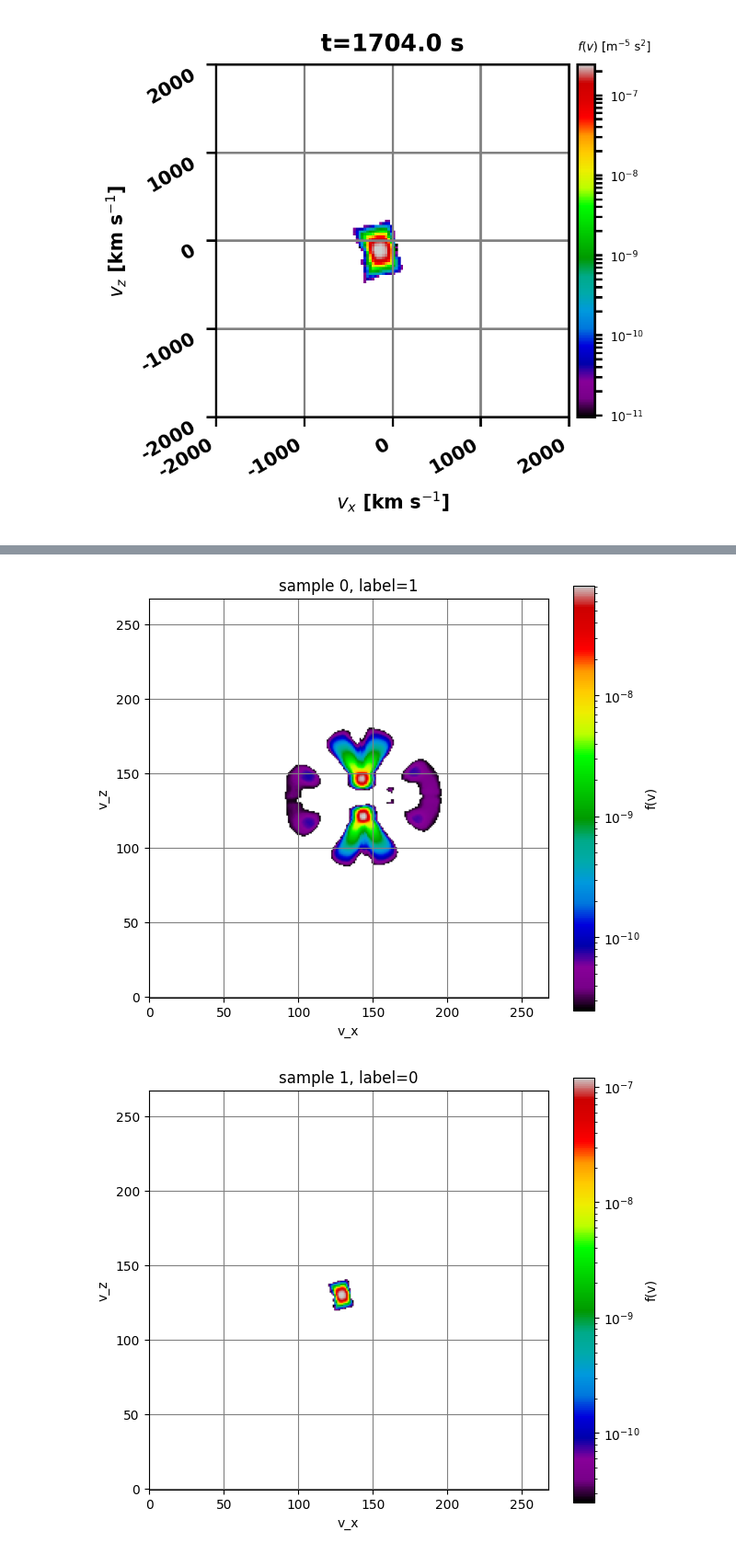
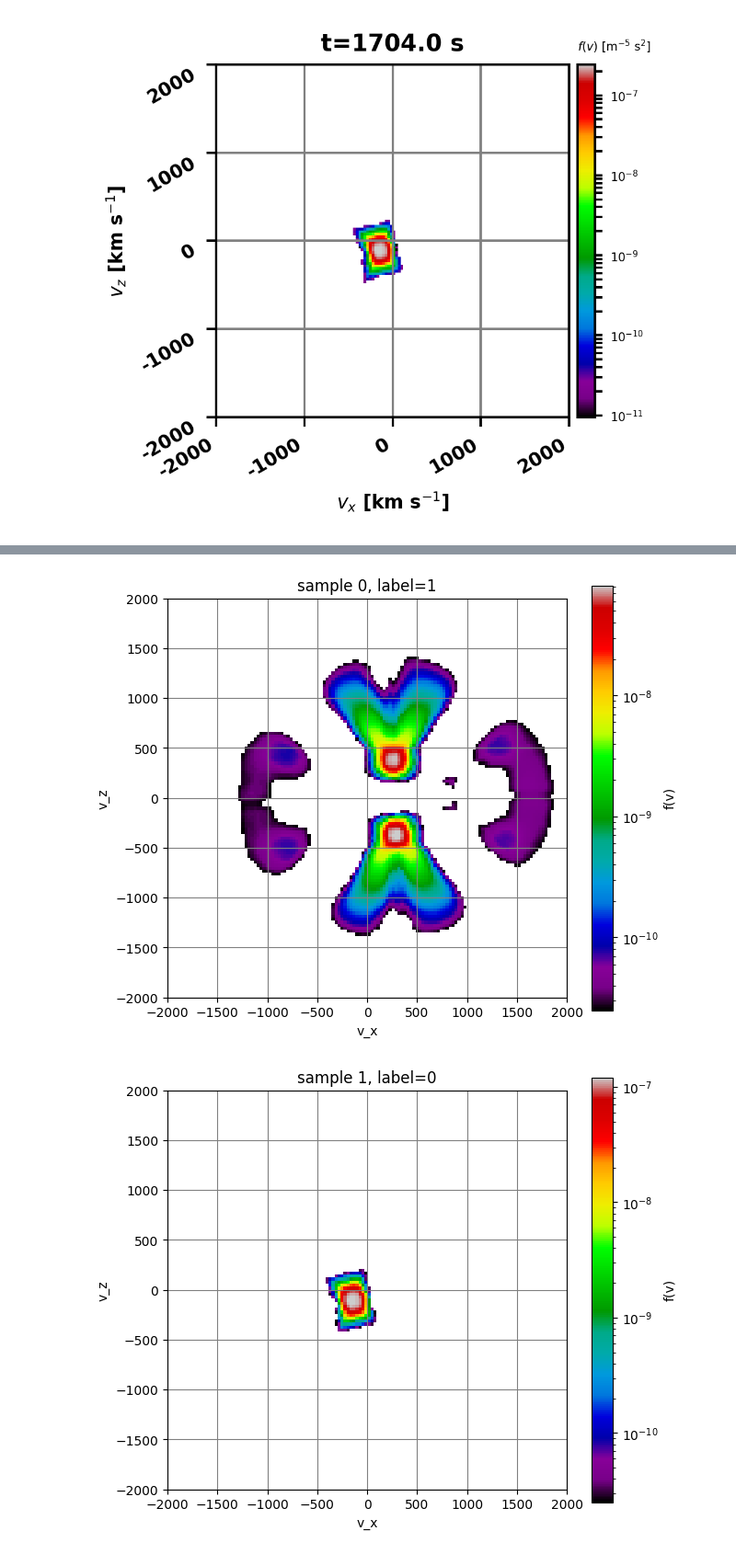
Before and after one commit to sJYRINKI/vdf-ml, a Jupyter notebook: notebooks/01_vdf_inspecting.ipynb, the cells around one changed output, grey strips where cells are left out. Shown at 92% size. Cells and saved outputs as stored; diff of their text form; code cells hidden in the pictures.

```diff
--- a/notebooks/01_vdf_inspecting.ipynb
+++ b/notebooks/01_vdf_inspecting.ipynb
@@ -223,8 +215,11 @@ INFO: Active f range is 9.528444883137647e-12 to 2.41805065553935e-07
 # %%
+extent = file.get_velocity_mesh_extent(pop="avgs")
+
 X = []
 y = []
+metadata = []
 
-for cid, label in zip(cids, labels):
+for i, (cid, label) in enumerate(zip(cids, labels)):
     vdf = extract_vdf(
         fileName,
         cid=int(cid),
@@ -233,6 +228,11 @@ for cid, label in zip(cids, labels):
     X.append(vdf)
     y.append(label)
 
+    metadata.append({"sample_index": i,
+                     "cid": int(cid),
+                     "lable": int(label),
+                     "class_name": "reconnection" if int(label) == 1 else "lobe",})
+
 X = np.stack(X).astype(np.float32)
 y = np.array(y, dtype=np.int64)
 # %% [output]
@@ -253,11 +260,18 @@ np.savez_compressed(
 # %%
-data_dir = Path.home() / "vdf-ml" / "data" / f"timestep_{t}"
+project_root = Path.home() / "vdf-ml"
+data_dir = project_root / "data" / "notebooks" / "01_vdf_inspecting" / f"timestep_{int(t)}"
 
-data = np.load(data_dir / "vdfs.npz")
+data = np.load(data_dir / "vdf.npz")
+metadata = pd.read_csv(data_dir / "metadata.csv")
 X = data["X"]
 y = data["y"]
+extent = data["extent"]
 
+print(data)
 print(X.shape)
+print(y.shape)
+print(X)
 print(y)
-print(X)
+print(extent)
+display(metadata)
 # %% [output]
@@ -281,35 +298,47 @@ print(X)
 # %%
 dv = 30000.0
+
+vxmin = extent[0]
+vymin = extent[1]
+vzmin = extent[2]
+vxmax = extent[3]
+vymax = extent[4]
+vzmax = extent[5]
 
 for i, vdf in enumerate(X):
 
     vdf_swapped=np.swapaxes(vdf,2,0)
 
     fig, ax1 = plt.subplots(figsize=(7, 6))
 
     mid = vdf_swapped.shape[1] // 2
 
     vdf_plot = vdf_swapped[:, mid, :] * dv
     vdf_plot = np.where(vdf_plot < 8.301134972025815e-16 * dv, 0, vdf_plot)
     vdf_plot = np.ma.masked_less_equal(vdf_plot, 0)
 
     im = ax1.imshow(
         vdf_plot,
         origin="lower",
+        extent=[
+        vxmin / 1000, vxmax / 1000,
+        vzmin / 1000, vzmax / 1000
+    ],
 
         norm="log",
         cmap="nipy_spectral",
     )
 
     ax1.grid(color="gray", axis="both")
-
+    ax1.set_xlim(-VDFlim / 1000, VDFlim / 1000)
+    ax1.set_ylim(-VDFlim / 1000, VDFlim / 1000)
     ax1.set_xlabel("v_x")
     ax1.set_ylabel("v_z")
 
     ax1.set_title(f"sample {i}, label={y[i]}")
 
     fig.colorbar(im, ax=ax1, label=r"f(v)")
     plt.show()
 # %% [output]
-[figure, old version]
+[figure, new version]
-[figure, old version]
+[figure, new version]
```
Also changed, not shown: parts of 8 cells of this notebook.
